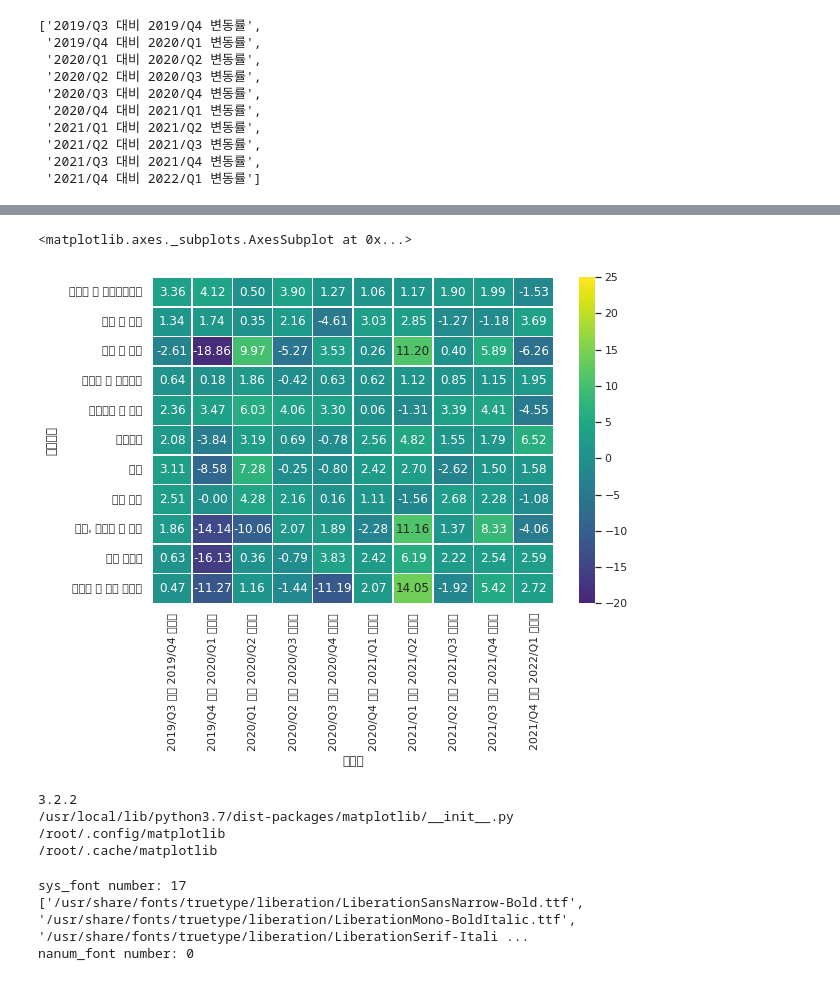
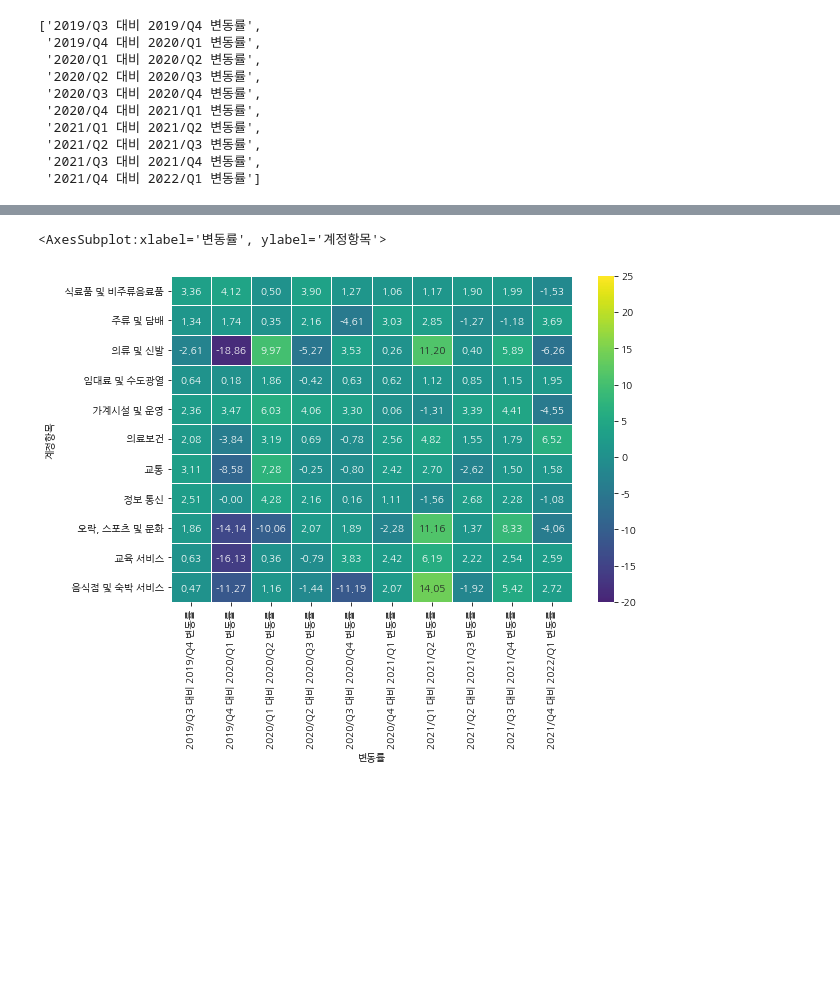
Before and after one commit to YongWanJin/KDTteam5_semiproject, a Jupyter notebook: code/최종소비지출_분석.ipynb, the cells around one changed output, grey strips where cells are left out. Saved outputs shown, nothing was run; the diff lists cells and outputs as text; code cells hidden in the pictures; blank space fills up the shorter version.

Commit message:
최종소비지출_분석의 시각화까지 완료 코드 업로드
1. ipynb 파일
2. 한글깨짐 이슈 해결 완료

```diff
--- a/code/최종소비지출_분석.ipynb
+++ b/code/최종소비지출_분석.ipynb
@@ -3,6 +1,6 @@
 # %%
 import pandas as pd
-df_ce = pd.read_csv('/content/drive/MyDrive/가계의 목적별 최종소비지출(계절조정, 명목, 분기)_02124923.csv'
+df_ce = pd.read_csv('C:/coding/multicampus/5조_세미프로젝트/KDTteam5_semiproject/datas_background/한국은행 경제통계 시스템/가계의 목적별 최종소비지출(계절조정, 명목, 분기)_02124923.csv'
                      , header=None, skipfooter=4, thousands=',', encoding='utf8')
 df_ce.info()
 # %% [output]
@@ -85,12 +78,10 @@ df_ce.head()
 | 가계시설 및 운영 | 6522.0 | 6675.6 | 6907.0 | 7323.5 | 7620.6 | 7872.2 | 7876.6 | 7773.3 | 8036.8 | 8391.2 | 8009.2 |
 # %%
 # 변동률 계산
-def rate_of_change(x, y):
-    return round(((y-x)/x *100), 2)
-
+import rate_of_change as rc
 data = pd.DataFrame()
 for column in range(len(df_ce.columns)-1):
-    col = rate_of_change(df_ce.iloc[:, column], df_ce.iloc[:, column+1])
+    col = rc.rate_of_change(df_ce.iloc[:, column], df_ce.iloc[:, column+1])
     data[column] = pd.concat([col], axis=1)
 data
 # %% [output]
@@ -205,31 +182,14 @@ import seaborn as sns
 # %%
 #시각화
+import matplotlib.pyplot as plt
+import matplotlib.font_manager as fm
 import seaborn as sns
-sns.set_theme()
+plt.rcParams['font.family'] = 'NanumGothic'
+plt.rcParams['axes.unicode_minus'] = False
+
 f, ax = plt.subplots(figsize=(9, 6))
 sns.heatmap(data, vmin= -20,  vmax= 25,cbar=True, center=0,
             annot=True, fmt=".2f", linewidths=.5, cmap='viridis')
 # %% [output]
-<matplotlib.axes._subplots.AxesSubplot at 0x...>
+<AxesSubplot:xlabel='변동률', ylabel='계정항목'>
-[figure, old version]
+[figure, new version]
-# %%
-print(mpl.__version__)
-print(mpl.__file__)
-print(mpl.get_configdir())
-print(mpl.get_cachedir())
-# %% [output]
-3.2.2
-/usr/local/lib/python3.7/dist-packages/matplotlib/__init__.py
-/root/.config/matplotlib
-/root/.cache/matplotlib
-# %%
-sys_font=fm.findSystemFonts()
-print(f"sys_font number: {len(sys_font)}")
-print(sys_font)
-
-nanum_font = [f for f in sys_font if 'Nanum' in f]
-print(f"nanum_font number: {len(nanum_font)}")
-# %% [output]
-sys_font number: 17
-['/usr/share/fonts/truetype/liberation/LiberationSansNarrow-Bold.ttf', '/usr/share/fonts/truetype/liberation/LiberationMono-BoldItalic.ttf', '/usr/share/fonts/truetype/liberation/LiberationSerif-Itali ...
-nanum_font number: 0
```
Also changed, not shown: parts of 13 cells of this notebook.
